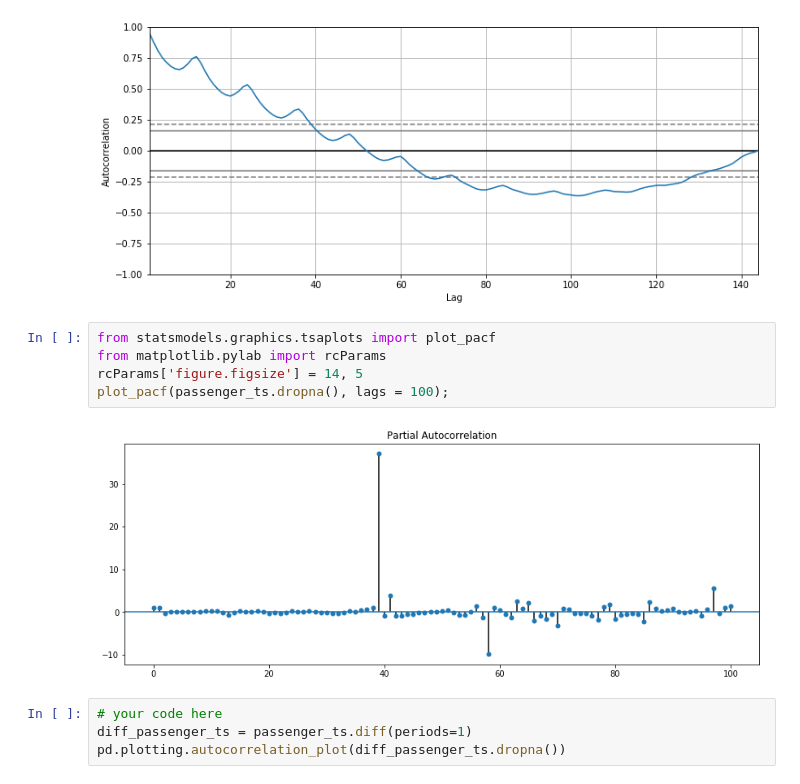
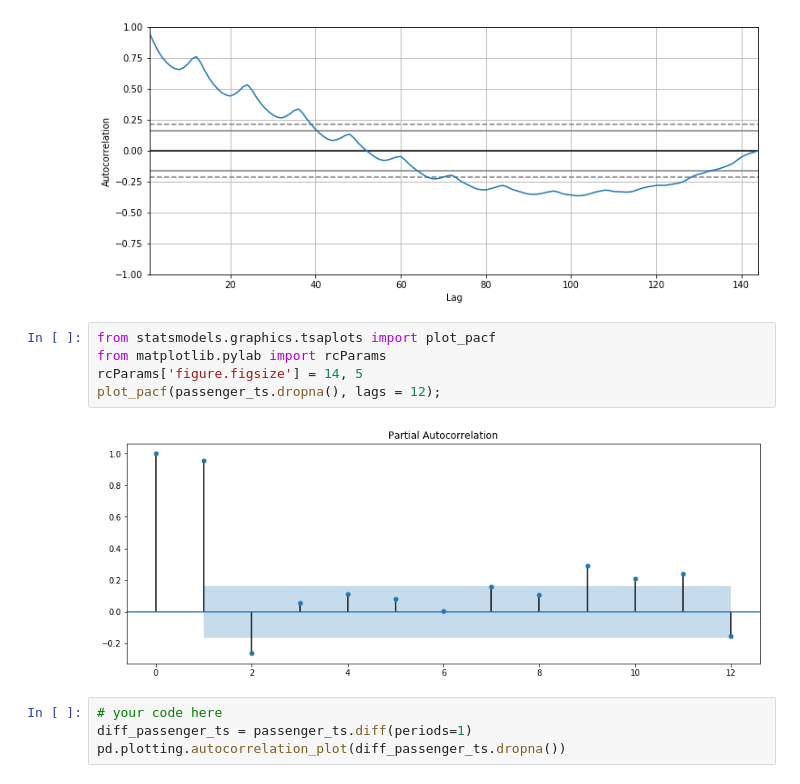
Before and after one commit to fleralle/dsc-corr-autocorr-in-time-series-lab-houston-ds-042219, a Jupyter notebook: index.ipynb, the cells around one changed output. Cells and saved outputs as stored; diff of their text form.

```diff
--- a/index.ipynb
+++ b/index.ipynb
@@ -176,10 +176,10 @@ pd.plotting.autocorrelation_plot(passenger_ts);
 # %%
 from statsmodels.graphics.tsaplots import plot_pacf
 from matplotlib.pylab import rcParams
 rcParams['figure.figsize'] = 14, 5
-plot_pacf(passenger_ts.dropna(), lags = 100);
+plot_pacf(passenger_ts.dropna(), lags = 12);
 # %% [output]
-[figure, old version]
+[figure, new version]
 # %%
 # your code here
 diff_passenger_ts = passenger_ts.diff(periods=1)
```
